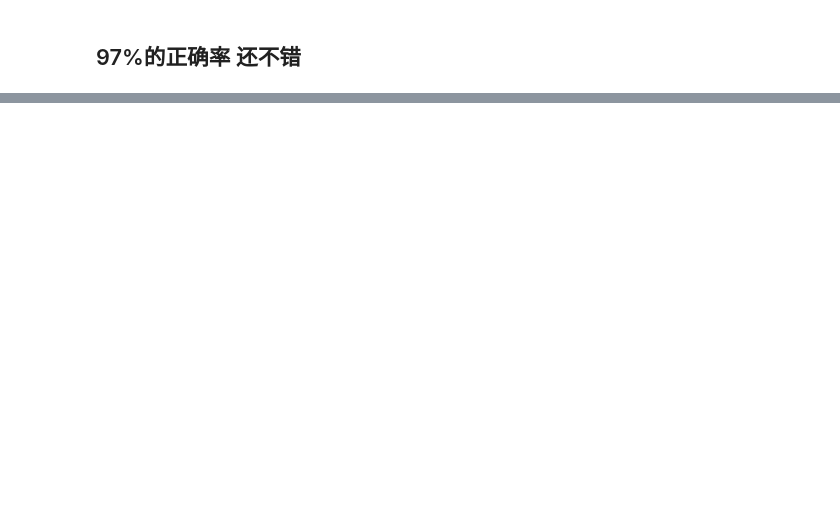
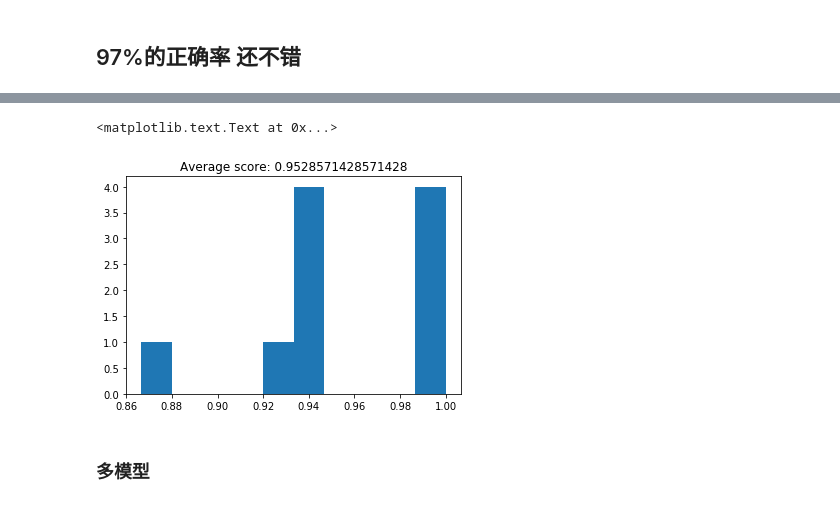
Before and after one commit to naginoa/Data-mining, a Jupyter notebook: 蝴蝶花(iris)分类案例/iris2.ipynb, the cells around one changed output, grey strips where cells are left out. Drawn from its saved outputs; the diff is of its cells as text; code cells hidden in the pictures; blank space fills up the shorter version.

```diff
--- a/蝴蝶花(iris)分类案例/iris2.ipynb
+++ b/蝴蝶花(iris)分类案例/iris2.ipynb
@@ -65,0 +178,11 @@ tree_classfier.score(testing_inputs, testing_classes)
+# %%
+tree_classfier = DecisionTreeClassifier()
+
+cv_scores = cross_val_score(tree_classfier, training_set, training_class, cv=10)
+plt.hist(cv_scores)
+plt.title('Average score: {}'.format(np.mean(cv_scores)))
+# %% [output]
+<matplotlib.text.Text at 0x...>
+[figure, added]
+# %% [markdown]
+### 多模型
```
Also changed, not shown: parts of 16 cells of this notebook.
